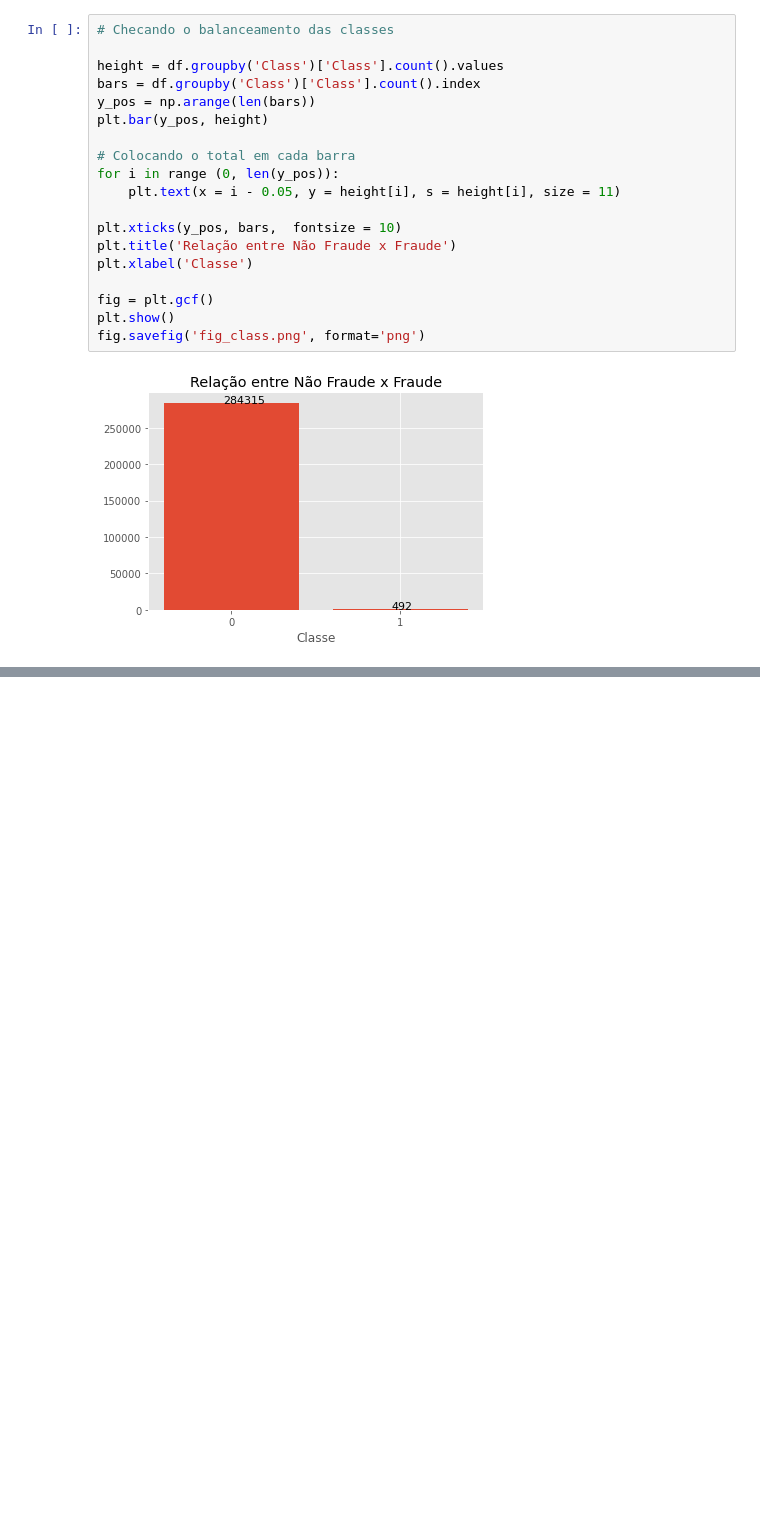
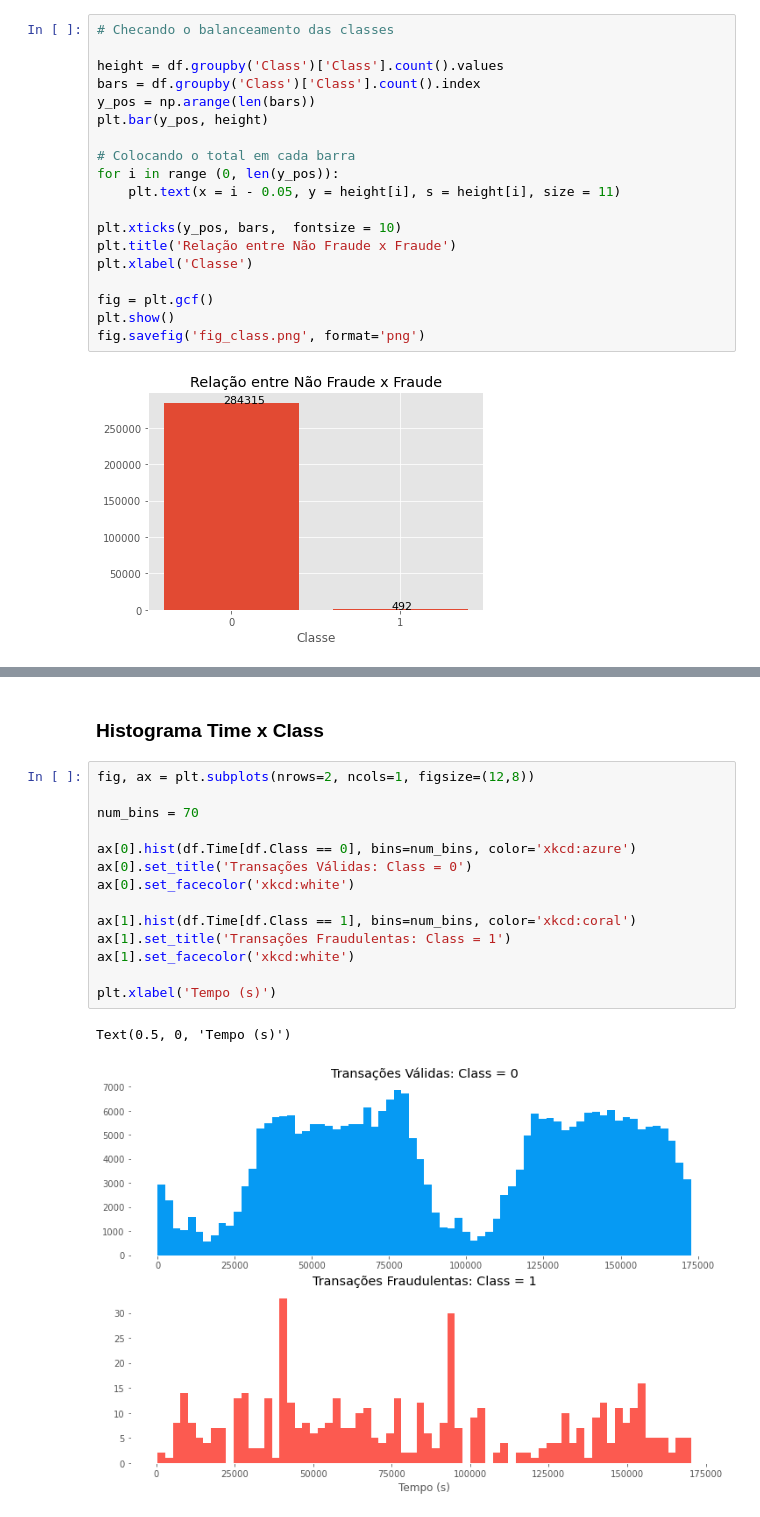
Before and after one commit to elianekelm/IA_PUC_Minas, a Jupyter notebook: Relatorio_Tecnico/Rel_Tecnico.ipynb, the cells around one changed output, grey strips where cells are left out. Drawn from its saved outputs; the diff is of its cells as text; blank space fills up the shorter version.

```diff
--- a/Relatorio_Tecnico/Rel_Tecnico.ipynb
+++ b/Relatorio_Tecnico/Rel_Tecnico.ipynb
@@ -268,0 +281,19 @@ fig.savefig('fig_class.png', format='png')
+# %% [markdown]
+### Histograma Time x Class
+# %%
+fig, ax = plt.subplots(nrows=2, ncols=1, figsize=(12,8))
+
+num_bins = 70
+
+ax[0].hist(df.Time[df.Class == 0], bins=num_bins, color='xkcd:azure')
+ax[0].set_title('Transações Válidas: Class = 0')
+ax[0].set_facecolor('xkcd:white')
+
+ax[1].hist(df.Time[df.Class == 1], bins=num_bins, color='xkcd:coral')
+ax[1].set_title('Transações Fraudulentas: Class = 1')
+ax[1].set_facecolor('xkcd:white')
+
+plt.xlabel('Tempo (s)')
+# %% [output]
+Text(0.5, 0, 'Tempo (s)')
+[figure, added]
```
Also changed, not shown: parts of 65 cells of this notebook.
